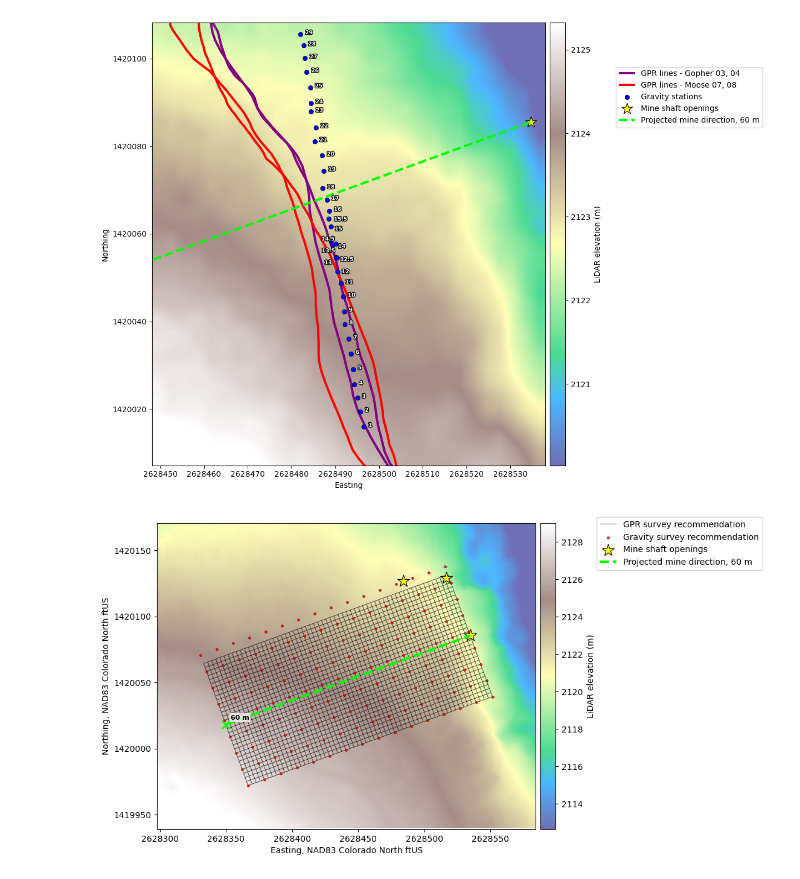
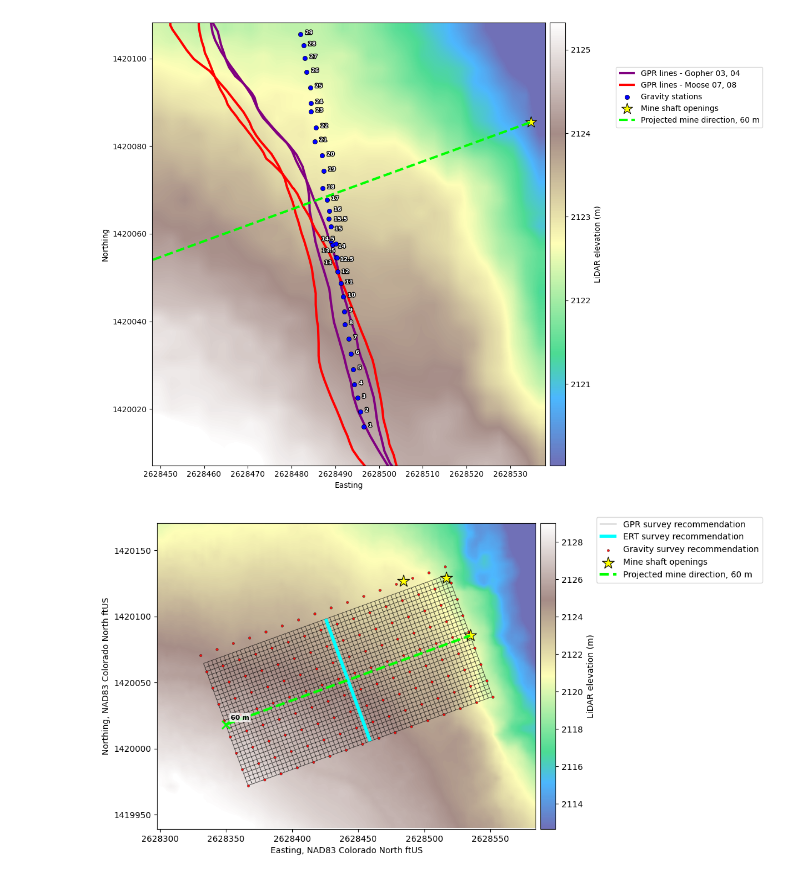
Before and after one commit to tessamurphy16/Geophysical-Characterization-of-the-Historic-Onyx-Mine-in-Steamboat-Springs-CO.-, a Jupyter notebook: notebooks/WORKING ipynb files/survey_map_lidar_elevation.ipynb, the cells around one changed output. Drawn from its saved outputs; the diff is of its cells as text; code cells hidden in the pictures.

```diff
--- a/notebooks/WORKING ipynb files/survey_map_lidar_elevation.ipynb
+++ b/notebooks/WORKING ipynb files/survey_map_lidar_elevation.ipynb
@@ -2124,6 +2124,25 @@ gravity_grid_points = make_rotated_point_grid(
 )
 
 # ============================================================
+# Add ERT recommended line
+# Uses one of the farthest east GPR grid lines
+# ============================================================
+
+# Pick GPR grid lines that run along the long grid direction
+gpr_lines_long = survey_grid.iloc[:len(np.arange(-grid_width / 2, grid_width / 2 + grid_spacing, grid_spacing))].copy()
+
+# Find the farthest east line using centroid x-coordinate
+east_line_idx = gpr_lines_long.geometry.centroid.x.idxmax()
+
+ert_recommended_line = gpd.GeoDataFrame(
+    {
+        "label": ["ERT survey recommendation"],
+        "geometry": [gpr_lines_long.loc[east_line_idx, "geometry"]]
+    },
+    crs=survey_grid.crs
+)
+
+# ============================================================
 # Set map extent
 # ============================================================
 
@@ -2133,6 +2152,7 @@ all_layers = pd.concat([
     mine_projection_endpoint[["geometry"]],
     survey_grid[["geometry"]],
     gravity_grid_points[["geometry"]],
+    ert_recommended_line[["geometry"]],
 ])
 
 xmin, ymin, xmax, ymax = all_layers.total_bounds
@@ -2204,6 +2224,15 @@ survey_grid.plot(
     alpha=grid_alpha,
     label="GPR survey recommendation",
     zorder=4
+)
+
+ert_recommended_line.plot(
+    ax=ax,
+    color="cyan",
+    linewidth=4,
+    linestyle="-",
+    label="ERT survey recommendation",
+    zorder=7
 )
 
 gravity_grid_points.plot(
@@ -2290,31 +2319,31 @@ cbar_elev.set_label("LiDAR elevation (m)")
 
 #ax.set_title("Recommended Future 60 m x 30 m Survey Grid near Onyx Mine")
 ax.set_xlabel("Easting, NAD83 Colorado North ftUS")
 ax.set_ylabel("Northing, NAD83 Colorado North ftUS")
 
 ax.legend(
     loc="upper left",
     bbox_to_anchor=(1.16, 1.02),
     ncol=1,
     borderaxespad=0
 )
 
 ax.ticklabel_format(style="plain", axis="both", useOffset=False)
 ax.xaxis.set_major_formatter(ScalarFormatter(useOffset=False))
 ax.yaxis.set_major_formatter(ScalarFormatter(useOffset=False))
 ax.get_xaxis().get_major_formatter().set_scientific(False)
 ax.get_yaxis().get_major_formatter().set_scientific(False)
 
 plt.xticks(rotation=45)
 
 plt.subplots_adjust(
     left=0.1,
     right=0.76,
     bottom=0.12,
     top=0.92
 )
 
 plt.savefig("future_survey_grid_recommendation.png", dpi=300, bbox_inches="tight")
 plt.show()
 # %% [output]
-[figure, old version]
+[figure, new version]
```
Also changed, not shown: 1 other file.
